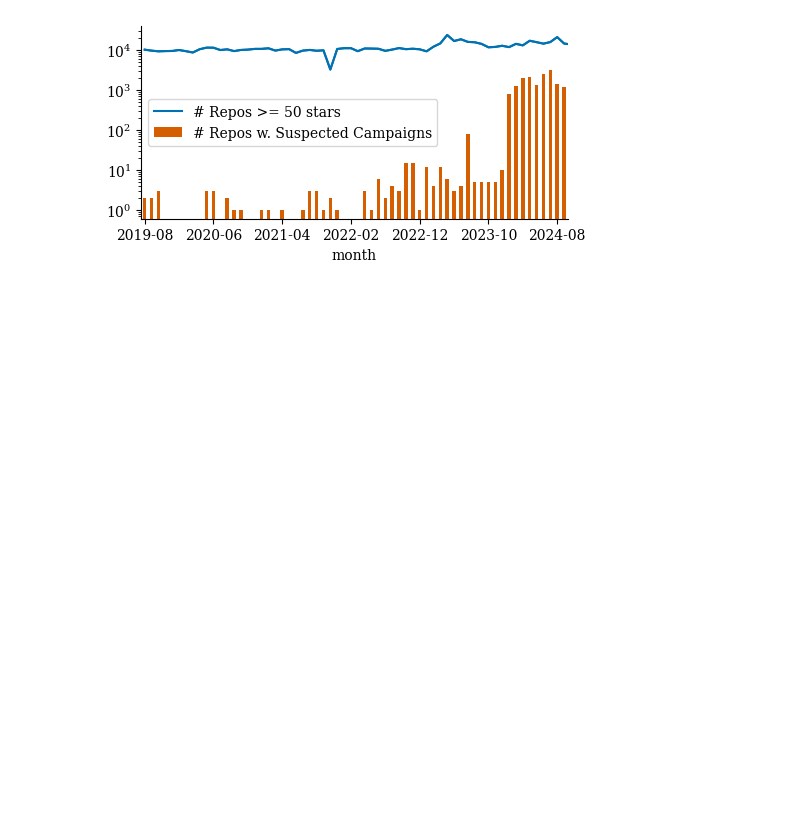
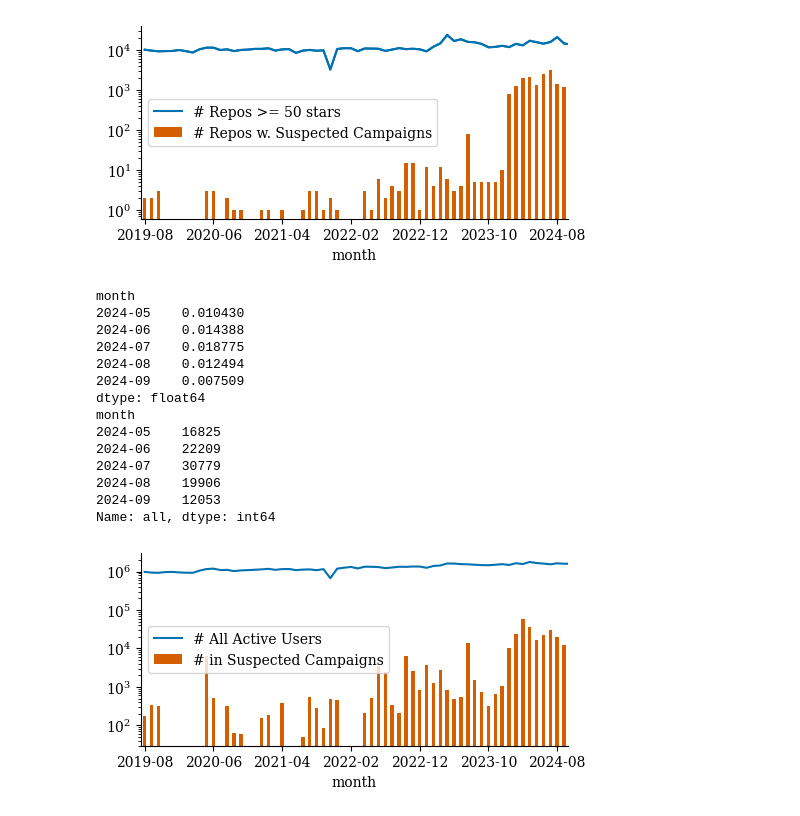
Before and after one commit to hehao98/StarScout, a Jupyter notebook: rq1-prevalence.ipynb, the cells around one changed output. Cells and saved outputs as stored; diff of their text form; code cells hidden in the pictures; blank space fills up the shorter version.

```diff
--- a/rq1-prevalence.ipynb
+++ b/rq1-prevalence.ipynb
@@ -126,4 +157,45 @@ month
 2024-08  1429
 2024-09  1178
 [figure]
+# %%
+percentage = ts_fake_users["all"] / ts_users
+print(percentage.tail())
+print(ts_fake_users["all"].tail())
+
+
+fig, ax = plt.subplots(1, 1, figsize=(W, H))
+ts_fake_users.plot(
+    y="all",
+    kind="bar",
+    ax=ax,
+    color="C2",
+)
+ts_users.plot(kind="line", ax=ax, color="C0")
+ax.set_yscale("log")
+ax.set_xticks(range(0, len(ts_fake_users), 10))
+ax.set_xticklabels(ts_fake_users.index[::10])
+ax.legend(
+    labels=[
+        "# All Active Users",
+        "# in Suspected Campaigns",
+    ]
+)
+plot.remove_spines(ax)
+fig.savefig("plots/ts_users.pdf", bbox_inches="tight")
+# %% [output]
+month
+2024-05    0.010430
+2024-06    0.014388
+2024-07    0.018775
+2024-08    0.012494
+2024-09    0.007509
+dtype: float64
+month
+2024-05    16825
+2024-06    22209
+2024-07    30779
+2024-08    19906
+2024-09    12053
+Name: all, dtype: int64
+[figure, added]
 # %%
```
Also changed, not shown: parts of 5 cells of this notebook, 7 other files.
